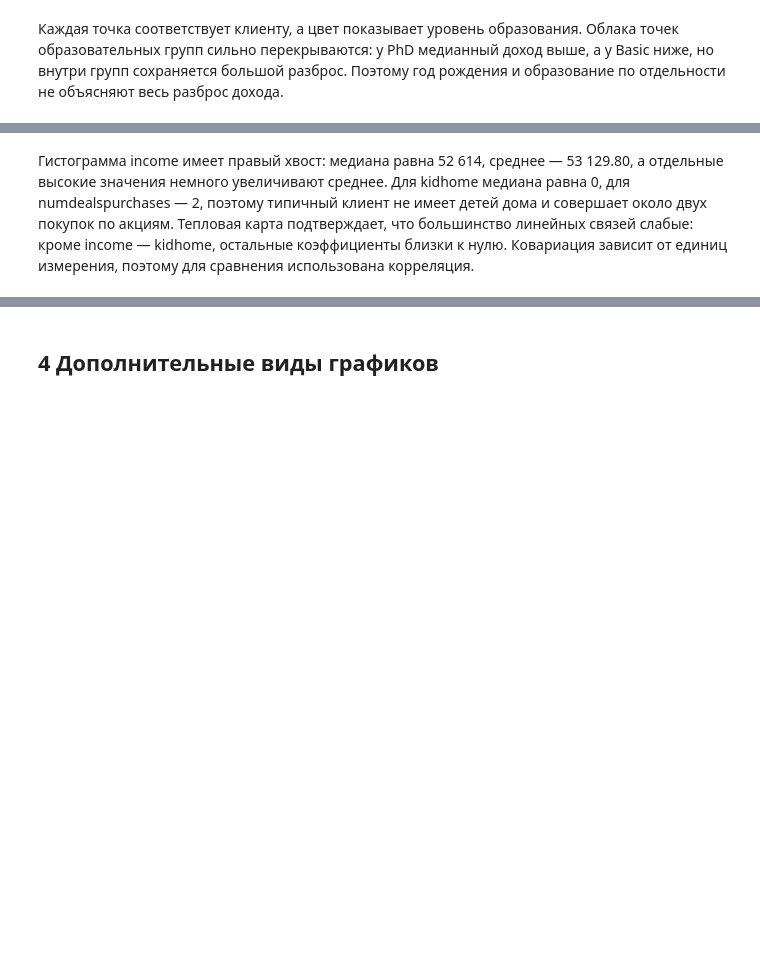
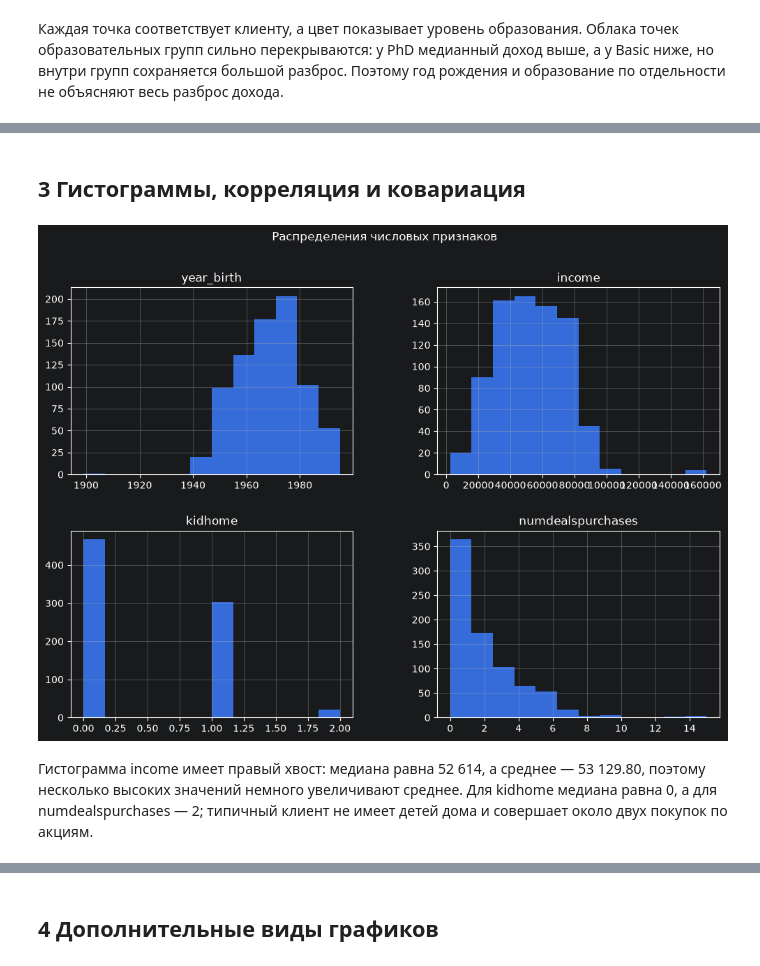
Before and after one commit to MMLive79/ida-laba-2, a Jupyter notebook: main.ipynb, the cells around one changed output, grey strips where cells are left out. Saved outputs shown, nothing was run; the diff lists cells and outputs as text; code cells hidden in the pictures; blank space fills up the shorter version.

```diff
--- a/main.ipynb
+++ b/main.ipynb
@@ -133,2 +107,12 @@ numdealspurchases       -1.42 -2.263220e+03     0.21               3.79
-# %% [markdown]
-Гистограмма income имеет правый хвост: медиана равна 52 614, среднее — 53 129.80, а отдельные высокие значения немного увеличивают среднее. Для kidhome медиана равна 0, для numdealspurchases — 2, поэтому типичный клиент не имеет детей дома и совершает около двух покупок по акциям. Тепловая карта подтверждает, что большинство линейных связей слабые: кроме income — kidhome, остальные коэффициенты близки к нулю. Ковариация зависит от единиц измерения, поэтому для сравнения использована корреляция.
+# %% [markdown]
+## 3 Гистограммы, корреляция и ковариация
+# %%
+# Рисунок 3: гистограммы числовых признаков
+numeric = ['year_birth', 'income', 'kidhome', 'numdealspurchases']
+df[numeric].hist(bins=12, figsize=(12, 8))
+plt.suptitle('Распределения числовых признаков')
+plt.show()
+# %% [output]
+[figure, added]
+# %% [markdown]
+Гистограмма income имеет правый хвост: медиана равна 52 614, а среднее — 53 129.80, поэтому несколько высоких значений немного увеличивают среднее. Для kidhome медиана равна 0, а для numdealspurchases — 2; типичный клиент не имеет детей дома и совершает около двух покупок по акциям.
```
Also changed, not shown: parts of 6 cells of this notebook.
